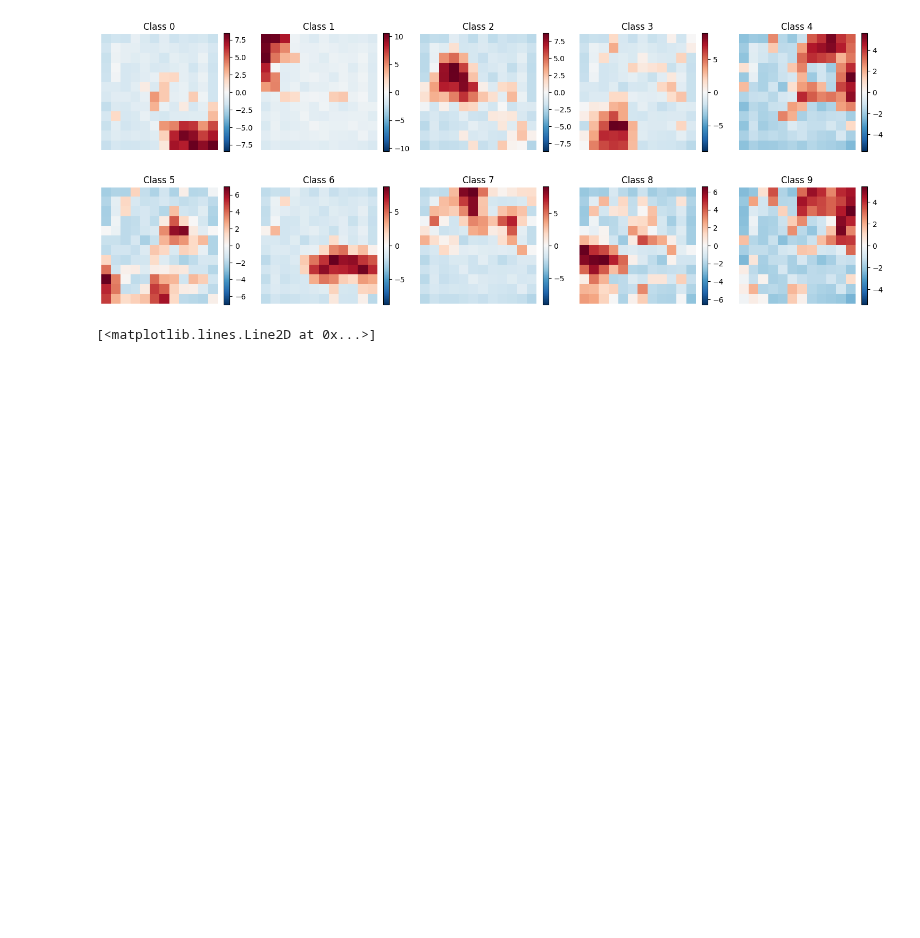
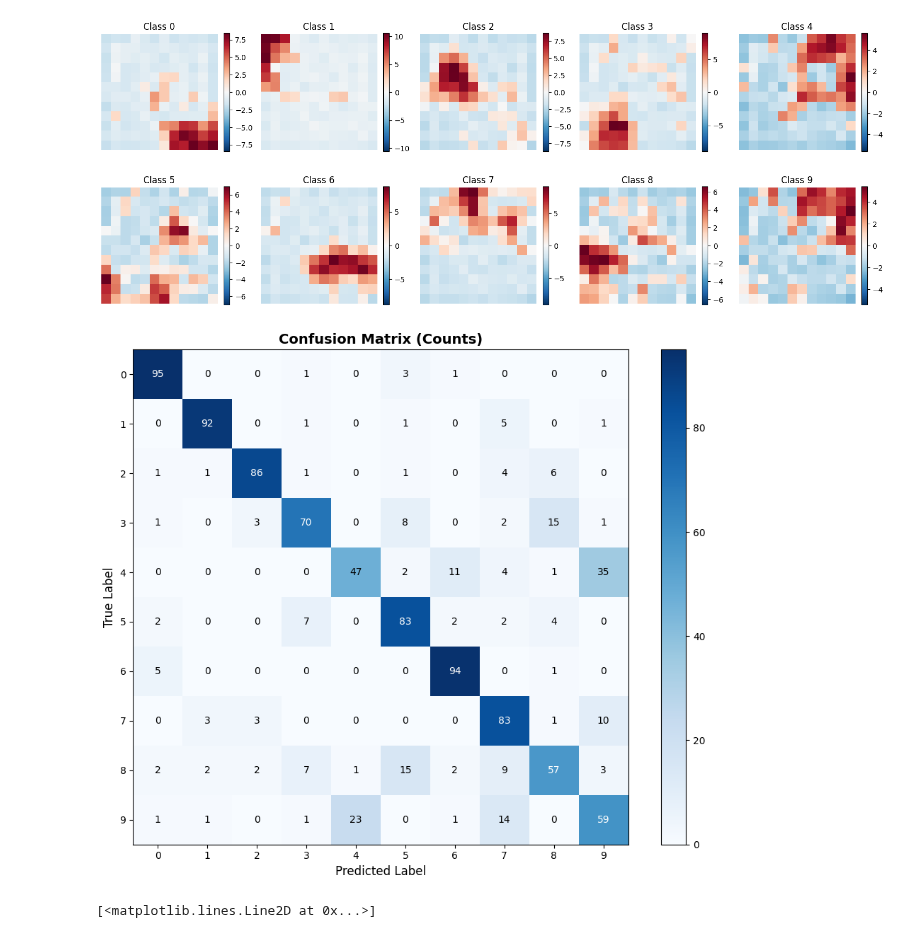
Before and after one commit to Rai1975/Intelligent_Systems, a Jupyter notebook: HW5/sofm.ipynb, the cells around one changed output. Drawn from its saved outputs; the diff is of its cells as text; code cells hidden in the pictures; blank space fills up the shorter version.

Commit message:
LETS GO. ALL FIGURES ACQUIRED.

```diff
--- a/HW5/sofm.ipynb
+++ b/HW5/sofm.ipynb
@@ -613,3 +679,9 @@ output_layer.plot_output_weight_maps()
+# %%
+conf_matrix = make_confusion_matrix(output_layer, X_test_norm, Y_test)
+
+plot_confusion_matrix(conf_matrix)
+# %% [output]
+[figure, added]
 # %%
 plt.plot(list(range(0, 50)), train_acc)
 # %% [output]
```
Also changed, not shown: parts of 1 cell of this notebook.
